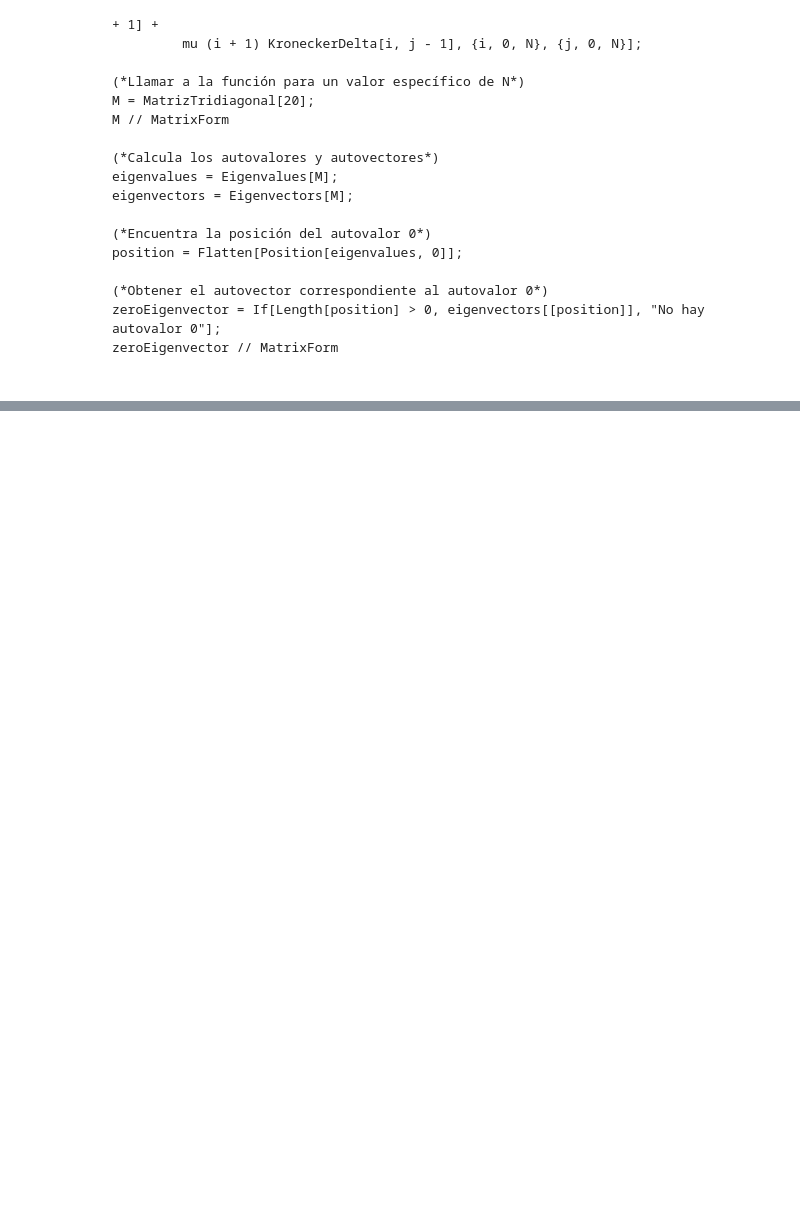
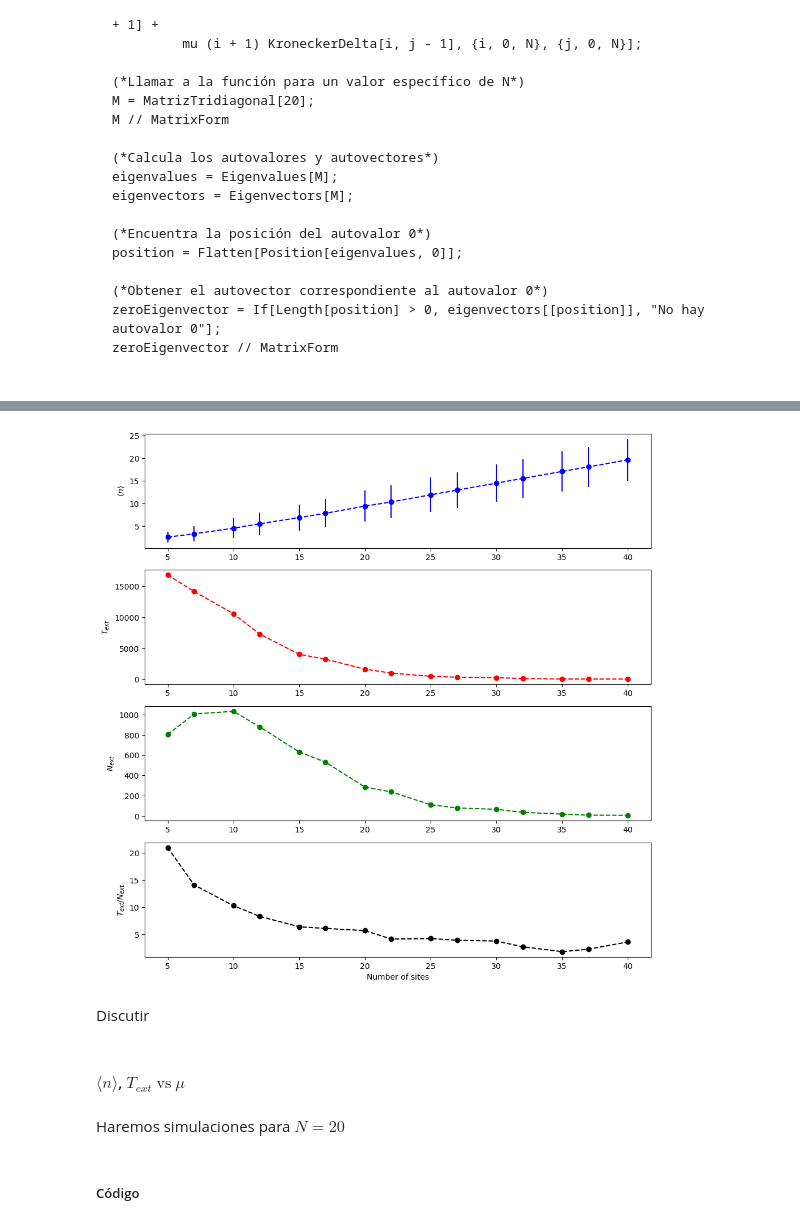
Before and after one commit to lucasmbru/masterIB, a Jupyter notebook: simulaciones/codigos/modelosPropios/2-MasterEquation.ipynb, the cells around one changed output, grey strips where cells are left out. Drawn from its saved outputs; the diff is of its cells as text; code cells hidden in the pictures; blank space fills up the shorter version.

Commit message:
Calculo de n_mean y T_ext en funcion de N y nu

```diff
--- a/simulaciones/codigos/modelosPropios/2-MasterEquation.ipynb
+++ b/simulaciones/codigos/modelosPropios/2-MasterEquation.ipynb
@@ -252,0 +282,47 @@ zeroEigenvector // MatrixForm
+# %%
+# populations and evolutions
+populations = [PlotPopulationEvolution(n, 0, u, alpha, nu, mu, pmu) for n in N]
+
+for pop in tqdm(populations):
+    pop.make_evolution(T)
+# %%
+n_mean, n_std, T_extint, N_extint = [], [], [], []
+for pop in populations:
+    n_mean.append(np.mean(pop.get_distribution_of_n_neq_zero()))
+    n_std.append(np.std(pop.get_distribution_of_n_neq_zero()))
+    T_extint.append(pop.T_ext)
+    N_extint.append(pop.N_ext)
+# %%
+# plot
+fig = plt.figure(figsize = (10, 10))
+plt.subplot(4, 1, 1)
+plt.errorbar(N, n_mean, yerr = n_std, fmt='--o', color='blue')
+plt.ylabel(r'$\langle n \rangle$')
+
+plt.subplot(4, 1, 2)
+plt.plot(N, T_extint, '--o', color='red')
+plt.ylabel(r'$T_{ext}$')
+
+plt.subplot(4, 1, 3)
+plt.plot(N, N_extint, '--o', color='green')
+plt.ylabel(r'$N_{ext}$')
+
+# i want to see if the cocient of T_extint and N_extint is constant
+plt.subplot(4, 1, 4)
+plt.plot(N, np.array(T_extint)/np.array(N_extint), '--o', color='black')
+plt.xlabel('Number of sites')
+plt.ylabel(r'$T_{ext}/N_{ext}$')
+
+plt.tight_layout()
+
+plt.show()
+# %% [output]
+[figure, added]
+# %% [markdown]
+Discutir
+# %% [markdown]
+#### $\langle n \rangle$, $T_{ext}$ $\text{vs}$ $\mu$
+# %% [markdown]
+Haremos simulaciones para $N = 20$
+# %% [markdown]
+##### Código
```
Also changed, not shown: parts of 21 cells of this notebook, 1 other file.
